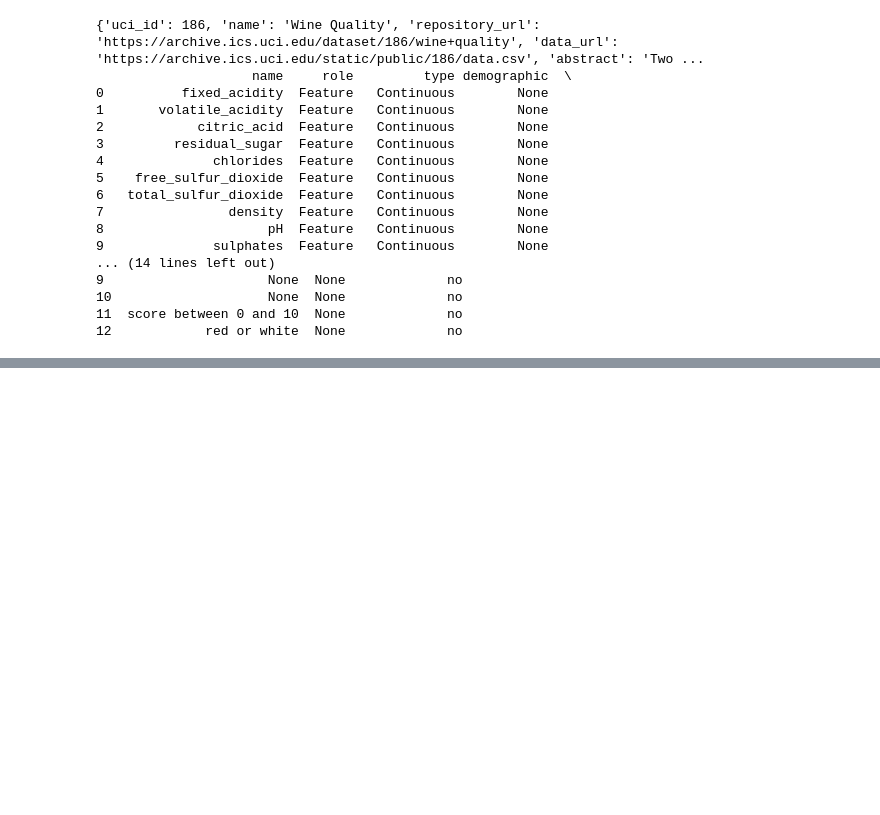
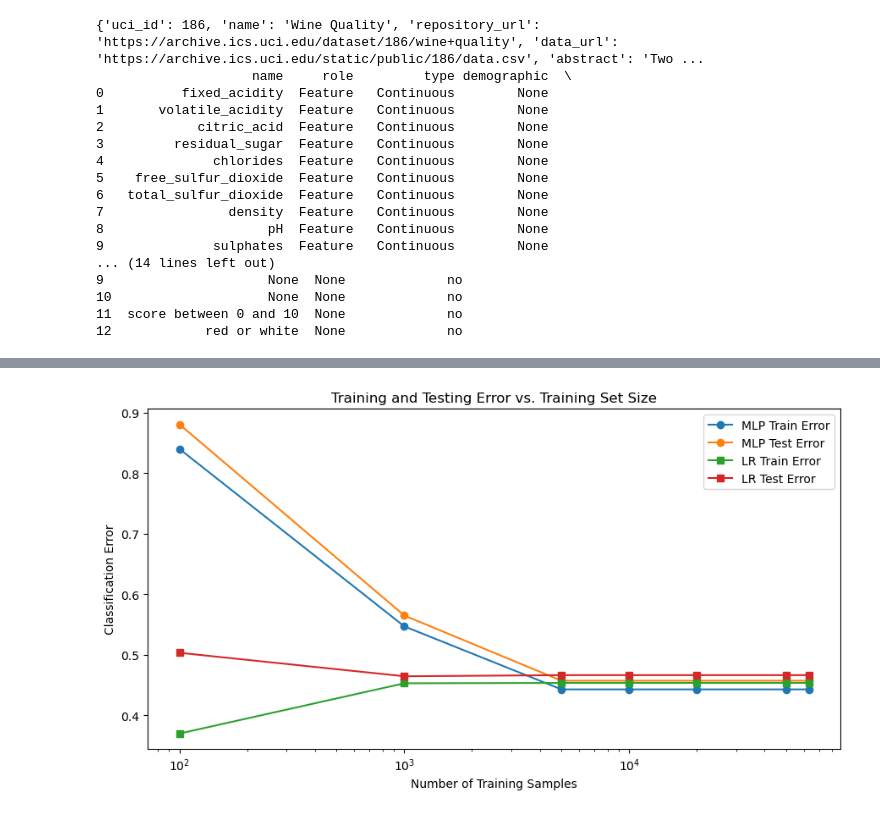
Before and after one commit to mxxntiny/ML_winter26, a Jupyter notebook: ML_project.ipynb, the cells around one changed output, grey strips where cells are left out. Saved outputs shown, nothing was run; the diff lists cells and outputs as text; code cells hidden in the pictures; blank space fills up the shorter version.

```diff
--- a/ML_project.ipynb
+++ b/ML_project.ipynb
@@ -141,0 +144,39 @@ plt.show()
+# %%
+# learning curves w/ neural network
+n_tr_values = [100, 1000, 5000, 10000, 20000, 50000, 63000]
+
+mlp_train_errors = []
+mlp_test_errors = []
+lr_train_errors = []
+lr_test_errors = []
+
+for i in n_tr_values:
+    X_train_sub = X_tr[:i]
+    y_train_sub = y_tr[:i]
+
+    mlp = MLPClassifier(hidden_layer_sizes=(64,), activation='relu',
+                        solver='sgd', learning_rate_init=0.001,
+                        batch_size=256, max_iter=1000, early_stopping=True, random_state=seed)
+    mlp.fit(X_train_sub, y_train_sub)
+    mlp_train_errors.append(1 - mlp.score(X_train_sub, y_train_sub))
+    mlp_test_errors.append(1 - mlp.score(X_te, y_te))
+
+    lr = LogisticRegression(random_state=seed)
+    lr.fit(X_train_sub, y_train_sub)
+    lr_train_errors.append(1 - lr.score(X_train_sub, y_train_sub))
+    lr_test_errors.append(1 - lr.score(X_te, y_te))
+
+plt.figure(figsize=(9, 5))
+plt.plot(n_tr_values, mlp_train_errors, marker='o', label='MLP Train Error')
+plt.plot(n_tr_values, mlp_test_errors, marker='o', label='MLP Test Error')
+plt.plot(n_tr_values, lr_train_errors, marker='s', label='LR Train Error')
+plt.plot(n_tr_values, lr_test_errors, marker='s', label='LR Test Error')
+plt.xscale('log')
+plt.xlabel('Number of Training Samples')
+plt.ylabel('Classification Error')
+plt.title('Training and Testing Error vs. Training Set Size')
+plt.legend()
+plt.tight_layout()
+plt.show()
+# %% [output]
+[figure, added]
```
Also changed, not shown: parts of 7 cells of this notebook.
